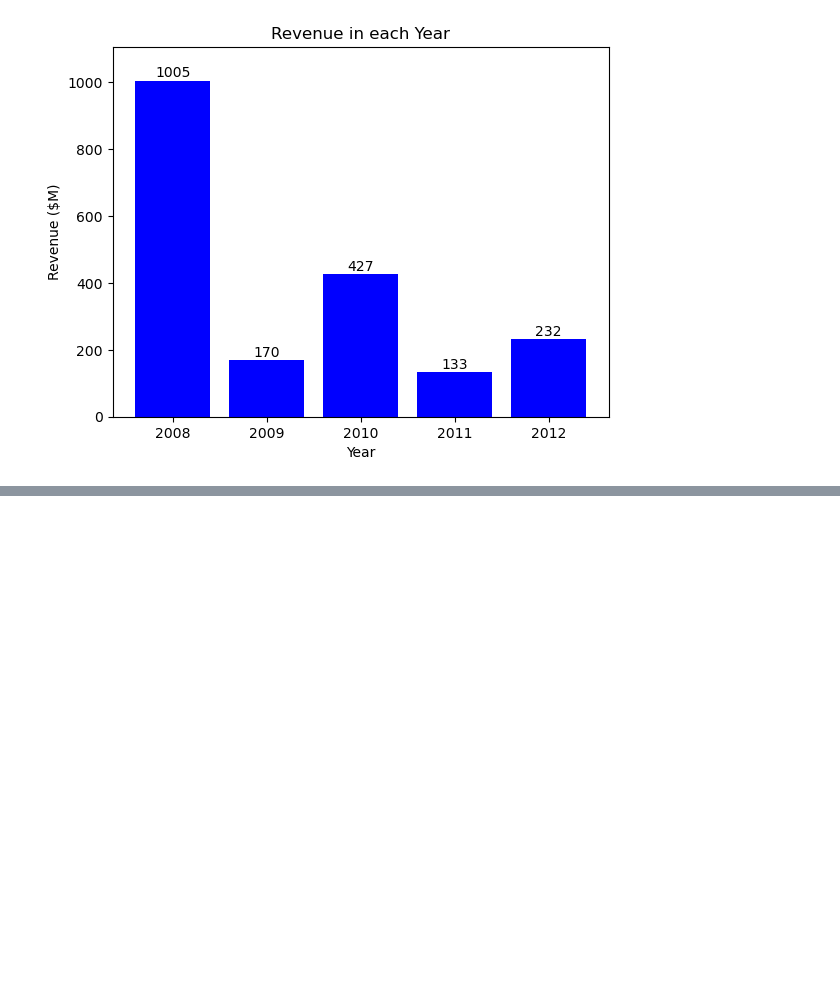
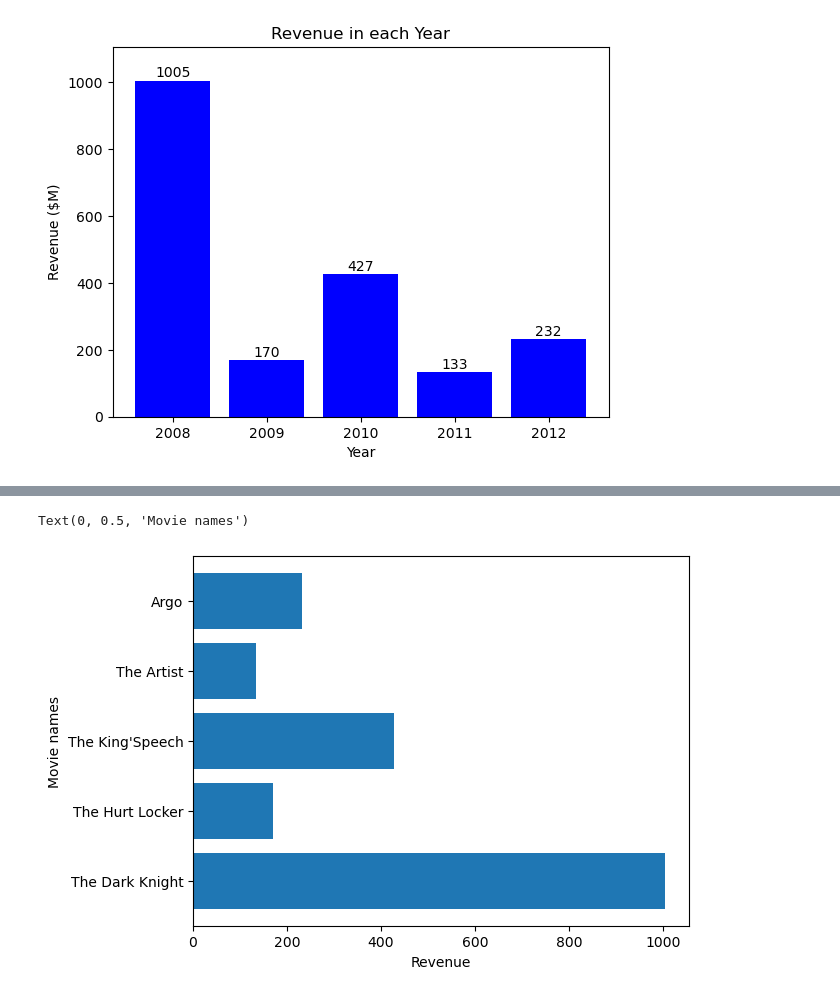
Before and after one commit to md-zaid-10/Data-Visualization, a Jupyter notebook: matplotlib.ipynb, the cells around one changed output, grey strips where cells are left out. Drawn from its saved outputs; the diff is of its cells as text; code cells hidden in the pictures; blank space fills up the shorter version.

```diff
--- a/matplotlib.ipynb
+++ b/matplotlib.ipynb
@@ -168,0 +199,30 @@ plt.legend()
+# %%
+## Horizontal Bar Charts
+
+oscar_movies = [
+    "The Dark Knight",
+    "The Hurt Locker",
+    "The King'Speech",
+    "The Artist",
+    "Argo"
+]
+oscar_revenue = [1005, 170, 427, 133, 232] # in $M
+
+
+non_oscar_movies = [
+    "Slumdog Millionaire",
+    "Avatar",
+    "Inception",
+    "Hugo",
+    "Lincoln"
+]
+non_oscar_revenue = [378, 2788, 829, 185, 275] # in $M
+
+years = [2008, 2009, 2010, 2011, 2012]
+
+plt.barh(oscar_movies, oscar_revenue)
+plt.xlabel("Revenue")
+plt.ylabel("Movie names")
+# %% [output]
+Text(0, 0.5, 'Movie names')
+[figure, added]
```
Also changed, not shown: parts of 11 cells of this notebook.
